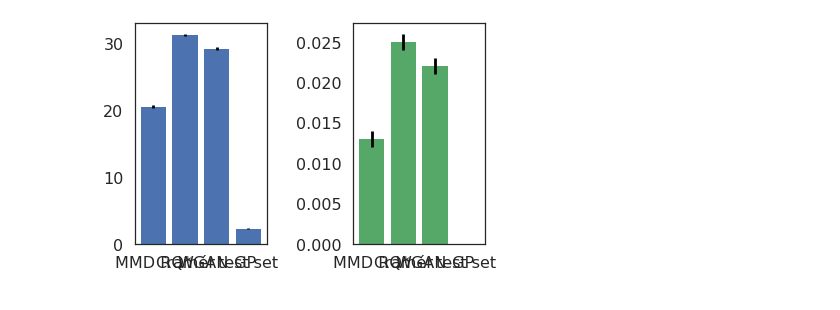
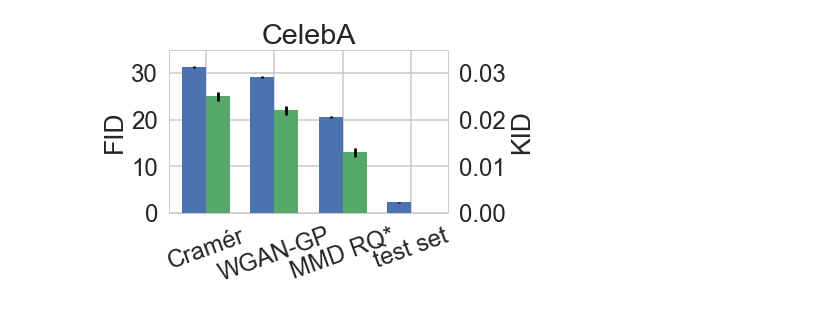
Before and after one commit to fagan2888/mmd-gans-poster, a Jupyter notebook: bar plots.ipynb, the cells around one changed output. Drawn from its saved outputs; the diff is of its cells as text; code cells hidden in the pictures.

Commit message:
scores table -> figure

```diff
--- a/bar plots.ipynb
+++ b/bar plots.ipynb
@@ -4,24 +4,44 @@ import matplotlib as mpl
 import matplotlib.pyplot as plt
 import numpy as np
 import seaborn as sns
-sns.set(context='poster', style='white')
+sns.set(context='poster', style='whitegrid', font_scale=1.5)
 # %%
-names = ["MMD RQ*", "Cramér", "WGAN-GP", "test set"]
-FIDs = [20.55, 31.30, 29.24, 2.25]
-FID_stds = [.25, .17, .22, .04]
-KIDs = [.013, .025, .022, 0]
-KID_stds = [.001, .001, .001, 0]
+def r(l):
+    return [l[i] for i in [1, 2, 0, 3]]
+
+names    = r(["MMD RQ*", "Cramér", "WGAN-GP", "test set"])
+FIDs     = r([20.55, 31.30, 29.24, 2.25])
+FID_stds = r([  .25,   .17,   .22,  .04])
+KIDs     = r([.013, .025, .022, 0])
+KID_stds = r([.001, .001, .001, 0])
+
+lsun_FIDs     = r([31.95, 54.18, 41.39, 2.49])
+lsun_FID_stds = r([  .28,   .39,   .25,  .02])
+lsun_KIDs     = r([.028, .050, .039, 0])
+lsun_KID_stds = r([.002, .002, .002, 0])
-# %%
-fig, (axFID, axKID) = plt.subplots(1, 2, sharex=True, )
-
-cFID, cKID = sns.color_palette(n_colors=2)
-inds = np.arange(len(names))
-
-axFID.bar(inds, FIDs, yerr=FID_stds, color=cFID)
-axKID.bar(inds, KIDs, yerr=KID_stds, color=cKID)
-
-axKID.set_xticks(inds)
-axKID.set_xticklabels(names)
-plt.tight_layout()
-# %% [output]
-[figure, removed]
+# %%
+c1, c2 = sns.color_palette(n_colors=2)
+inds = np.arange(len(names))
+width = .35
+# %%
+fig = plt.figure(figsize=(5, 3))
+ax = plt.gca()
+ax2 = ax.twinx()
+
+ax .bar(inds,         FIDs, yerr=FID_stds, color=c1, width=width)
+ax2.bar(inds + width, KIDs, yerr=KID_stds, color=c2, width=width)
+ax.set_ylabel('FID')
+ax2.set_ylabel('KID')
+ax.set_xticks(inds + width/2)
+ax.set_xticklabels(names, rotation=20, ha='center')
+
+ax.set_yticks([0, 10, 20, 30])
+ax.set_ylim(0, 35)
+ax2.set_ylim(0, .035)
+ax2.set_yticks([0, .01, .02, .03])
+ax2.grid(False)
+
+ax.set_title('CelebA')
+fig.savefig('figs/celeba-scores.pdf', bbox_inches='tight', pad_inches=0)
+# %% [output]
+[figure, added]
```
Also changed, not shown: parts of 1 cell of this notebook, 4 other files.
